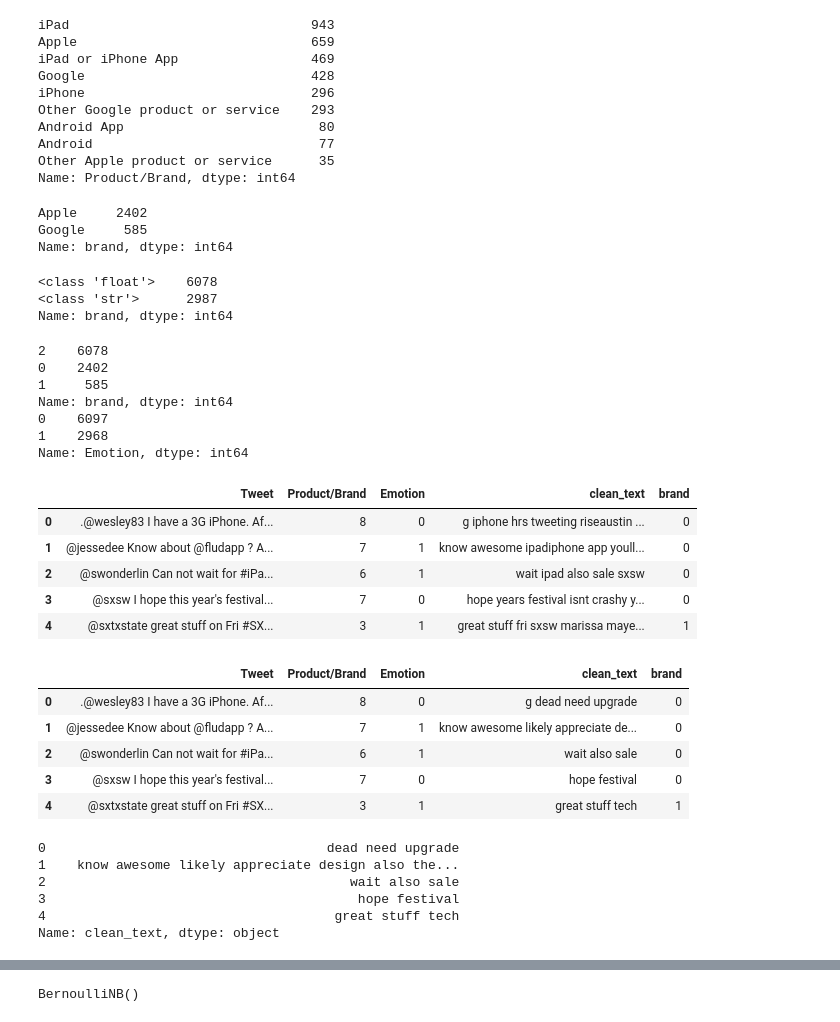
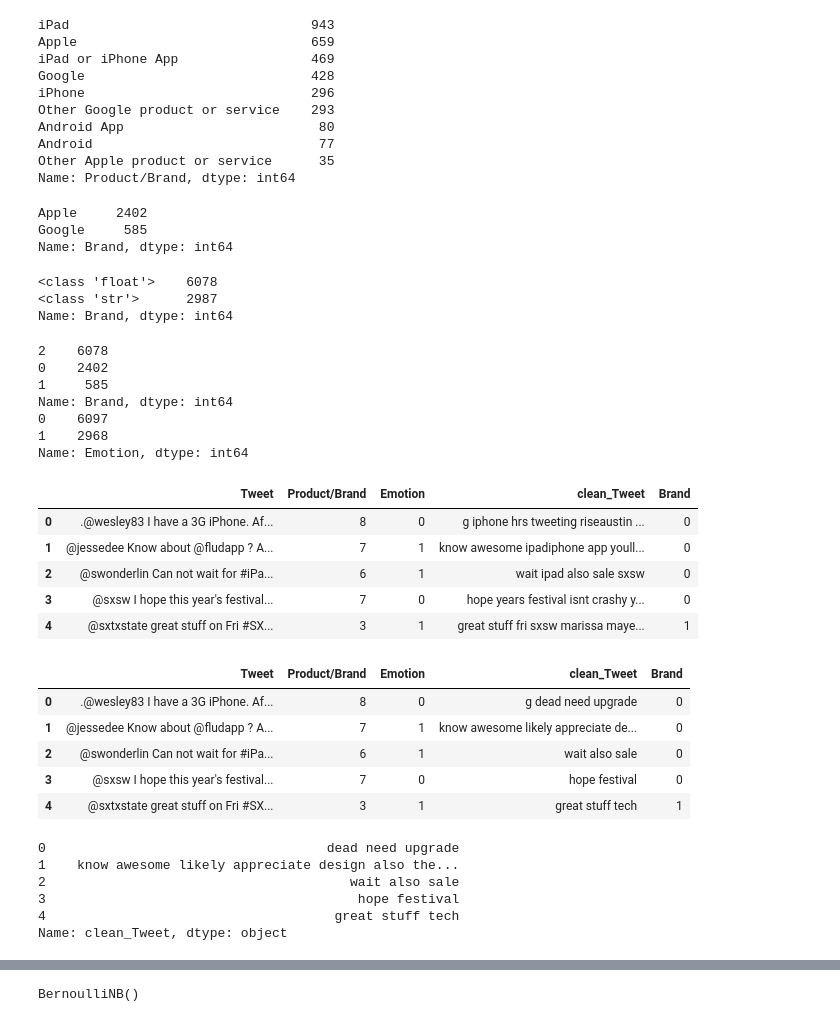
Before and after one commit to sfp13VA/Twitter_Sentiment_Project, a Jupyter notebook: notebook.ipynb, the cells around one changed output, grey strips where cells are left out. Cells and saved outputs as stored; diff of their text form; code cells hidden in the pictures.

```diff
--- a/notebook.ipynb
+++ b/notebook.ipynb
@@ -179,9 +173,9 @@ Product/Brand    5785
 Emotion             0
 dtype: int64
 # %%
-# remove links and non-alphanumeeic characters, replace user mentions
-df['clean_text'] = df['Tweet'].apply(clean_tweet_text)
+# remove links and non-alphanumeric characters, replace user mentions
+df['clean_Tweet'] = df['Tweet'].apply(clean_tweet_text)
 
-df['clean_text'][0]
+df['clean_Tweet'][0]
 # %% [output]
 ' i have a g iphone after  hrs tweeting at riseaustin it was dead  i need to upgrade plugin stations at sxsw'
@@ -286,7 +272,7 @@ Name: Emotion, dtype: int64
 # %%
 # simplify by defining different Product/Brand values as either Apple or Google
 
-df['brand'] = df['Product/Brand'].map({
+df['Brand'] = df['Product/Brand'].map({
     'iPad': 'Apple',
     'Apple': 'Apple',
     'iPad or iPhone App': 'Apple',
@@ -297,7 +283,7 @@ df['brand'] = df['Product/Brand'].map({
     'Android': 'Google'
 })
 
-print(df['brand'].value_counts())
+print(df['Brand'].value_counts())
 # %% [output]
 Apple     2402
 Google     585
@@ -361,49 +381,49 @@ Android                             77
 Other Apple product or service      35
 Name: Product/Brand, dtype: int64
 # %%
-# view 'brand' distribution
-print(df['brand'].value_counts())
+# view 'Brand' distribution
+print(df['Brand'].value_counts())
 # %% [output]
 Apple     2402
 Google     585
-Name: brand, dtype: int64
+Name: Brand, dtype: int64
 # %%
-# view data types in 'brand'
-df['brand'].apply(type).value_counts()
+# view data types in 'Brand'
+df['Brand'].apply(type).value_counts()
 # %% [output]
 <class 'float'>    6078
 <class 'str'>      2987
-Name: brand, dtype: int64
+Name: Brand, dtype: int64
 # %%
-# replace null values with 'unknown' for encoding
-df['brand'].fillna('unknown', inplace=True)
+# replace null values with 'unknown' prior to encoding
+df['Brand'].fillna('unknown', inplace=True)
 df['Product/Brand'].fillna('unknown', inplace=True)
 # %%
 enc = LabelEncoder()
 
-# fit and transform the specified column in the DataFrame
+# fit and transform the specified columns in the DataFrame
 df['Emotion'] = enc.fit_transform(df['Emotion'])
-df['brand'] = enc.fit_transform(df['brand'])
+df['Brand'] = enc.fit_transform(df['Brand'])
 df['Product/Brand'] = enc.fit_transform(df['Product/Brand'])
 
-print(df['brand'].value_counts())
+print(df['Brand'].value_counts())
 print(df['Emotion'].value_counts())
 # %% [output]
 2    6078
 0    2402
 1     585
-Name: brand, dtype: int64
+Name: Brand, dtype: int64
 0    6097
 1    2968
 Name: Emotion, dtype: int64
 # %%
 # load the stop words
 stop_words = set(stopwords.words('english'))
 
-df['clean_text'] = df['clean_text'].apply(lambda x: ' '.join([word for word in x.split() if word.lower() not in stop_words]))
+df['clean_Tweet'] = df['clean_Tweet'].apply(lambda x: ' '.join([word for word in x.split() if word.lower() not in stop_words]))
 df.head()
 # %% [output]
-|  | Tweet | Product/Brand | Emotion | clean_text | brand |
+|  | Tweet | Product/Brand | Emotion | clean_Tweet | Brand |
 | 0 | .@wesley83 I have a 3G iPhone. Af... | 8 | 0 | g iphone hrs tweeting riseaustin ... | 0 |
 | 1 | @jessedee Know about @fludapp ? A... | 7 | 1 | know awesome ipadiphone app youll... | 0 |
 | 2 | @swonderlin Can not wait for #iPa... | 6 | 1 | wait ipad also sale sxsw | 0 |
@@ -414,11 +434,11 @@ df.head()
 stop_words = set(stopwords.words('english'))
 english_words = set(words.words())
 
-df['clean_text'] = df['clean_text'].apply(lambda x: ' '.join([word for word in x.split() if word.lower() not in stop_words and word.lower() in english_words]))
+df['clean_Tweet'] = df['clean_Tweet'].apply(lambda x: ' '.join([word for word in x.split() if word.lower() not in stop_words and word.lower() in english_words]))
 
 df.head()
 # %% [output]
-|  | Tweet | Product/Brand | Emotion | clean_text | brand |
+|  | Tweet | Product/Brand | Emotion | clean_Tweet | Brand |
 | 0 | .@wesley83 I have a 3G iPhone. Af... | 8 | 0 | g dead need upgrade | 0 |
 | 1 | @jessedee Know about @fludapp ? A... | 7 | 1 | know awesome likely appreciate de... | 0 |
 | 2 | @swonderlin Can not wait for #iPa... | 6 | 1 | wait also sale | 0 |
@@ -426,17 +446,17 @@ df.head()
 | 4 | @sxtxstate great stuff on Fri #SX... | 3 | 1 | great stuff tech | 1 |
 # %%
 # lematize words
-df['clean_text'] = df['clean_text'].apply(lemmatize_sentence)
+df['clean_Tweet'] = df['clean_Tweet'].apply(lemmatize_sentence)
 
 # remove one-word sentences
-df['clean_text'] = df['clean_text'].apply(lambda x: ' '.join([word for word in x.split() if len(word) > 1]))
+df['clean_Tweet'] = df['clean_Tweet'].apply(lambda x: ' '.join([word for word in x.split() if len(word) > 1]))
 
 # display the cleaned column
-df['clean_text'].head()
+df['clean_Tweet'].head()
 # %% [output]
 0                                    dead need upgrade
 1    know awesome likely appreciate design also the...
 2                                       wait also sale
 3                                        hope festival
 4                                     great stuff tech
-Name: clean_text, dtype: object
+Name: clean_Tweet, dtype: object
```
Also changed, not shown: parts of 35 cells of this notebook, 4 other files.
